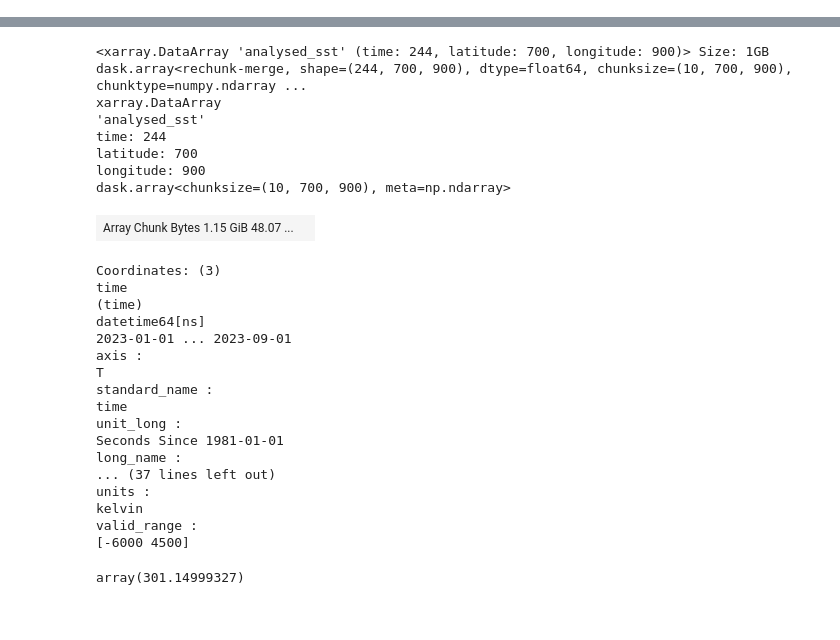
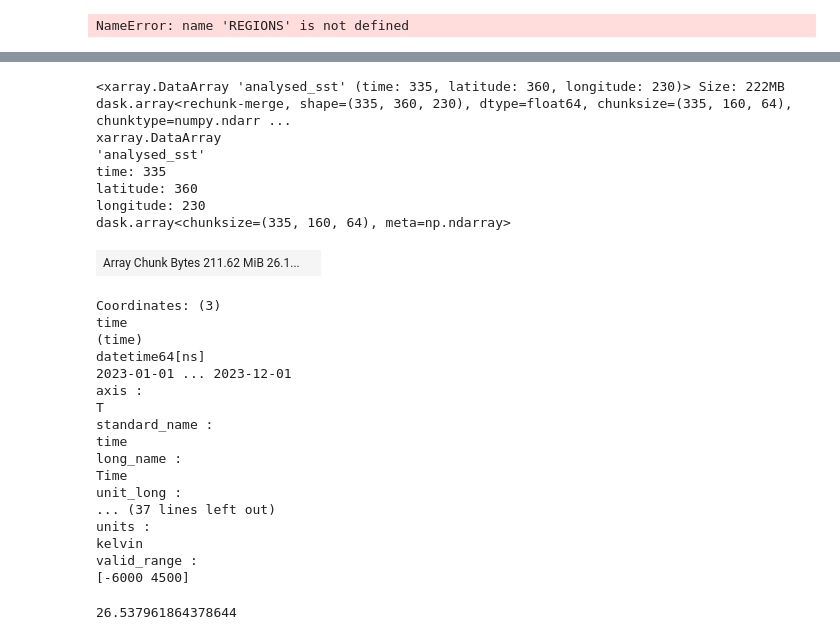
Before and after one commit to dinatraykova/reefugia, a Jupyter notebook: notebooks/nb01_explore_data.ipynb, the cells around one changed output, grey strips where cells are left out. Cells and saved outputs as stored; diff of their text form; code cells hidden in the pictures.

Commit message:
Add SST visualisation and montly analysis in explore_data notebook

```diff
--- a/notebooks/nb01_explore_data.ipynb
+++ b/notebooks/nb01_explore_data.ipynb
@@ -8,3 +29,10 @@ import copernicusmarine
+# %%
+print(json.dumps(REGIONS, indent=2))
+print(BASELINE_START, BASELINE_END)
+print(ANALYSIS_START, ANALYSIS_END)
+# %% [output]
+NameError: name 'REGIONS' is not defined
 # %%
-ds = fetch.fetch_data("coral_triangle", "2023-01-01", "2023-09-01")
+ds = fetch.fetch_data("red_sea", "2023-01-01", "2023-12-01")
+ds["analysed_sst"]
 # %% [output]
@@ -13,32 +41,31 @@ INFO - 2026-05-28T20:02:23Z - Selected dataset part: "default"
+<xarray.DataArray 'analysed_sst' (time: 335, latitude: 360, longitude: 230)> Size: 222MB dask.array<rechunk-merge, shape=(335, 360, 230), dtype=float64, chunksize=(335, 160, 64), chunktype=numpy.ndarr ...
+xarray.DataArray
+'analysed_sst'
+time: 335
+latitude: 360
+longitude: 230
+dask.array<chunksize=(335, 160, 64), meta=np.ndarray>
+| Array Chunk Bytes 211.62 MiB 26.1... |  |
+Coordinates: (3)
+time
+(time)
+datetime64[ns]
+2023-01-01 ... 2023-12-01
+axis :
+T
+standard_name :
+time
+long_name :
+Time
+unit_long :
+... (37 lines left out)
+units :
+kelvin
+valid_range :
+[-6000 4500]
-# %%
-ds["analysed_sst"]
-# %% [output]
-<xarray.DataArray 'analysed_sst' (time: 244, latitude: 700, longitude: 900)> Size: 1GB dask.array<rechunk-merge, shape=(244, 700, 900), dtype=float64, chunksize=(10, 700, 900), chunktype=numpy.ndarray ...
-xarray.DataArray
-'analysed_sst'
-time: 244
-latitude: 700
-longitude: 900
-dask.array<chunksize=(10, 700, 900), meta=np.ndarray>
-| Array Chunk Bytes 1.15 GiB 48.07 ... |  |
-Coordinates: (3)
-time
-(time)
-datetime64[ns]
-2023-01-01 ... 2023-09-01
-axis :
-T
-standard_name :
-time
-unit_long :
-Seconds Since 1981-01-01
-long_name :
-... (37 lines left out)
-units :
-kelvin
-valid_range :
-[-6000 4500]
 # %%
-ds["analysed_sst"].sel(time="2023-01-01", latitude=10.0, longitude=120.0, method="nearest").values
+avg_sst_overspace = ds["analysed_sst"].sel(time="2023-01-01").mean(
+    dim=["latitude", "longitude"]).compute()
+print (avg_sst_overspace.values + KELVIN_TO_CELSIUS)
 # %% [output]
-array(301.14999327)
+26.537961864378644
```
Also changed, not shown: parts of 14 cells of this notebook.
